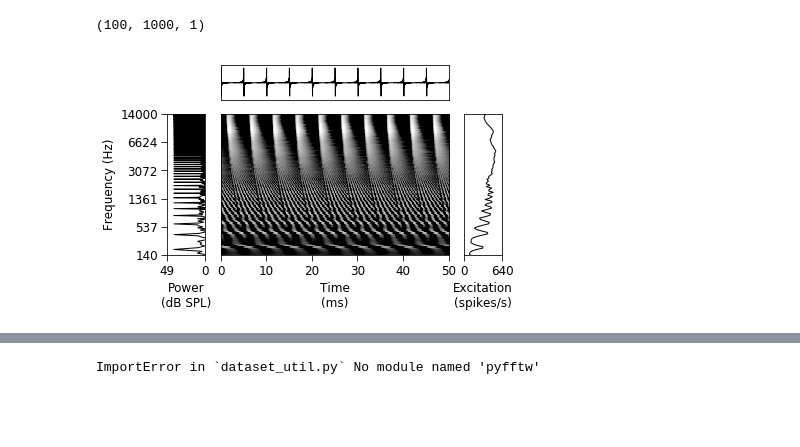
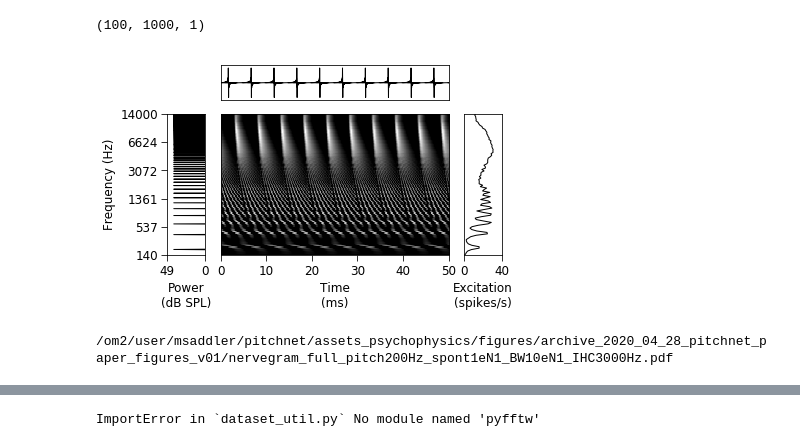
Before and after one commit to msaddler/pitchnet, a Jupyter notebook: notebook_figures_stimuli.ipynb, the cells around one changed output, grey strips where cells are left out. Drawn from its saved outputs; the diff is of its cells as text; code cells hidden in the pictures; blank space fills up the shorter version.

```diff
--- a/notebook_figures_stimuli.ipynb
+++ b/notebook_figures_stimuli.ipynb
@@ -37,7 +37,7 @@ for key in key_list:
     print(key, f[key])
 f.close()
 # %%
-random_seed = 998
+random_seed = 858
 np.random.seed(random_seed)
 sr = 32000
 dur = 0.150
@@ -49,7 +49,7 @@ signal = util_stimuli.complex_tone(f0,
                                    dur,
                                    harmonic_numbers=np.arange(1, 100),
                                    phase_mode='sine',
-                                   offset_start=True,
+                                   offset_start=False,
                                    strict_nyquist=False)
 noise = util_stimuli.modified_uniform_masking_noise(sr,
                                                     dur,
@@ -57,7 +57,7 @@ noise = util_stimuli.modified_uniform_masking_noise(sr,
                                                     attenuation_start=600.0,
                                                     attenuation_slope=2.0)
 signal = util_stimuli.set_dBSPL(signal, 60.0)
-y = util_stimuli.combine_signal_and_noise(signal, noise, 30.0)
+y = util_stimuli.combine_signal_and_noise(signal, noise, np.inf)
 
 
 # fn = '/om/user/msaddler/data_pitchnet/oxenham2004/Oxenham2004_transposedTones_f0_080to320Hz/Oxenham2004_transposedTones_f0_080to320Hz.hdf5'
@@ -102,7 +102,7 @@ kwargs_nervegram_meanrates = {
         'num_cfs': 100,
         'min_cf': 125,
         'max_cf': 14e3,
-        'spont_list': [70.0],
+        'spont_list': [0.1],
         'cohc': 1.0,
         'bandwidth_scale_factor': BW_scale_factor,
         'IhcLowPass_cutoff': IHC_cutoff,
@@ -136,35 +136,36 @@ util_figures.make_stimulus_summary_plot(ax_arr,
                                         ax_idx_excitation=5,
                                         waveform=out_dict['signal'],
                                         nervegram=out_dict['meanrates'],
                                         sr_waveform=out_dict['signal_fs'],
                                         sr_nervegram=out_dict['meanrates_fs'],
                                         cfs=out_dict['cf_list'],
                                         tmin=None,
                                         tmax=None,
                                         treset=True,
                                         vmin=None,
                                         vmax=None,
                                         spines_to_hide_waveform=[],
                                         spines_to_hide_spectrum=[],
                                         spines_to_hide_excitation=[],
                                         nxticks=6,
                                         nyticks=6,
                                         kwargs_plot={},
                                         limits_buffer=0.2,
                                         ax_arr_clear_leftover=True)
 
-xticks = [0, 640]
+xticks = [0, 40]
 ax_arr[1,2].set_xlim(xticks)
 ax_arr[1,2].set_xticks(xticks)
 ax_arr[1,2].set_xticklabels(xticks)
 
 plt.show()
 
 # save_fn = os.path.join(save_dir, 'nervegram_full_pitch{:03.0f}Hz_spont1eN1_BW{:02.0f}eN1_IHC{:04.0f}Hz.pdf'.format(f0, 10*BW_scale_factor, IHC_cutoff))
-# save_fn = os.path.join(save_dir, 'nervegram_full_pitch{:03.0f}Hz_spont070_BW{:02.0f}eN1_IHC{:04.0f}Hz.pdf'.format(f0, 10*BW_scale_factor, IHC_cutoff))
+# # save_fn = os.path.join(save_dir, 'nervegram_full_pitch{:03.0f}Hz_spont070_BW{:02.0f}eN1_IHC{:04.0f}Hz.pdf'.format(f0, 10*BW_scale_factor, IHC_cutoff))
 # print(save_fn)
 # fig.savefig(save_fn, bbox_inches='tight', pad_inches=0, transparent=False)
 # %% [output]
-[figure, old version]
+[figure, new version]
+/om2/user/msaddler/pitchnet/assets_psychophysics/figures/archive_2020_04_28_pitchnet_paper_figures_v01/nervegram_full_pitch200Hz_spont1eN1_BW10eN1_IHC3000Hz.pdf
 # %%
 # for BW_scale_factor in [0.5, 2.0]:
```
Also changed, not shown: parts of 1 cell of this notebook, 1 other file.
